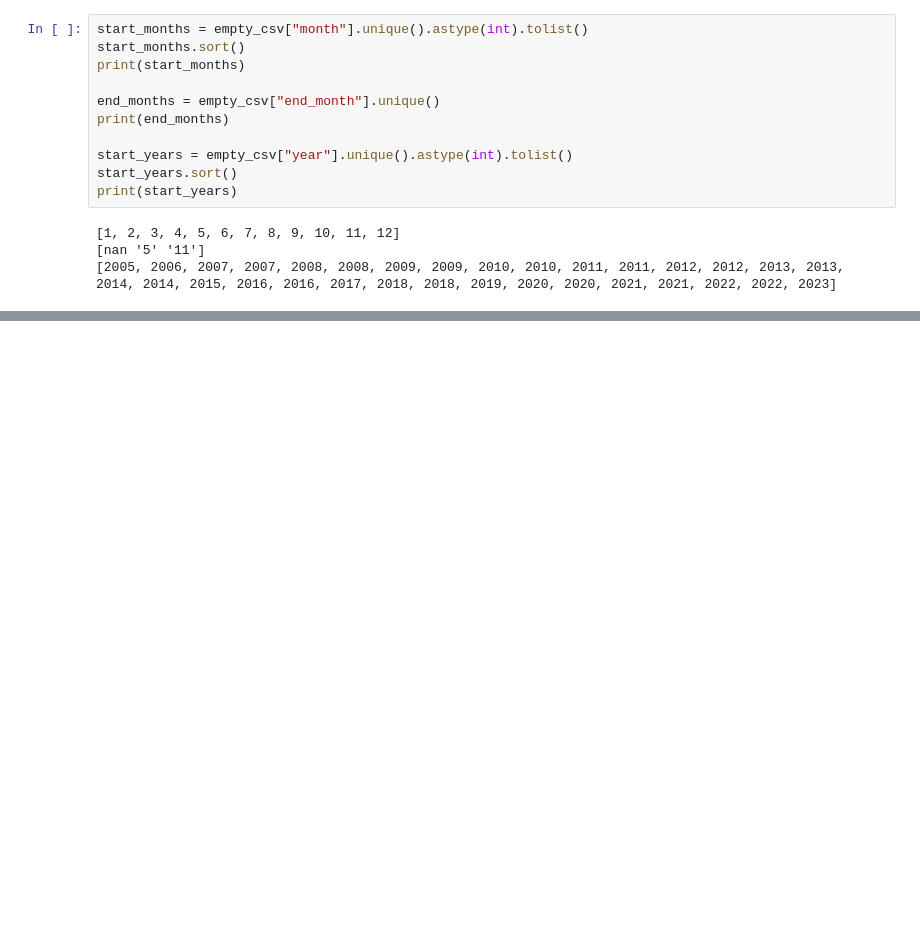
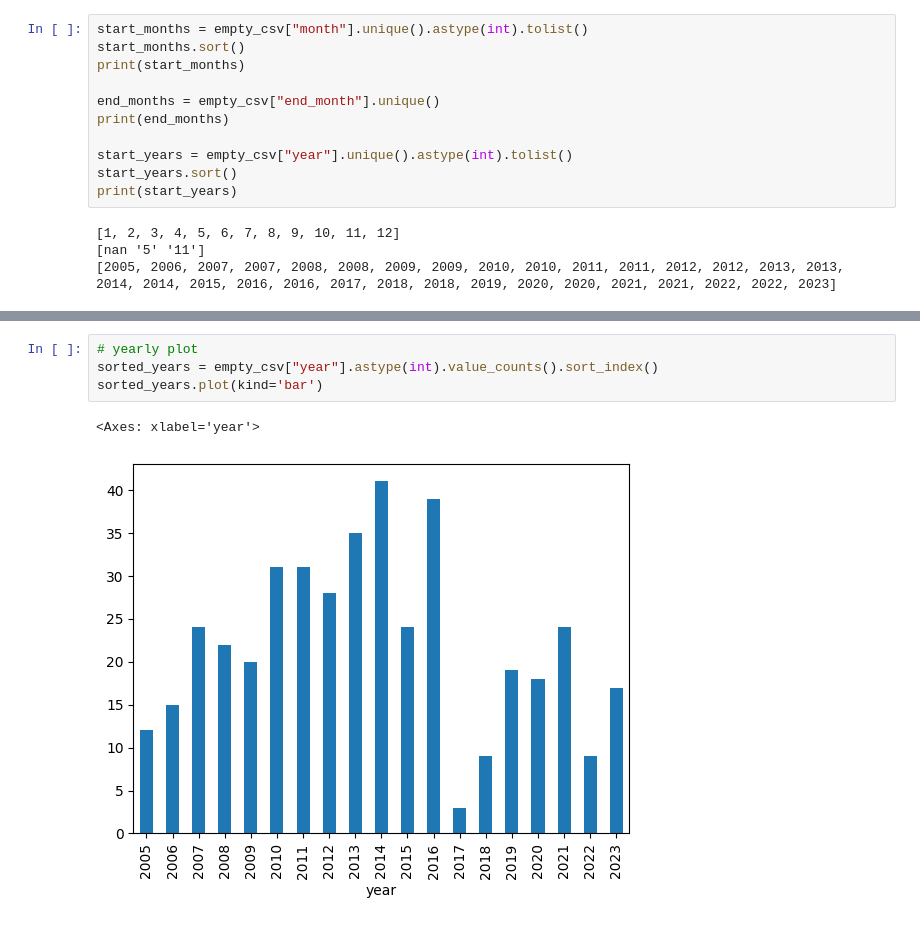
Before and after one commit to hunkim98/korea_blood_data, a Jupyter notebook: policies/preprocess.ipynb, the cells around one changed output, grey strips where cells are left out. Drawn from its saved outputs; the diff is of its cells as text; blank space fills up the shorter version.

```diff
--- a/policies/preprocess.ipynb
+++ b/policies/preprocess.ipynb
@@ -181,0 +192,7 @@ print(start_years)
+# %%
+# yearly plot
+sorted_years = empty_csv["year"].astype(int).value_counts().sort_index()
+sorted_years.plot(kind='bar')
+# %% [output]
+<Axes: xlabel='year'>
+[figure, added]
```
Also changed, not shown: parts of 11 cells of this notebook, 2 other files.
